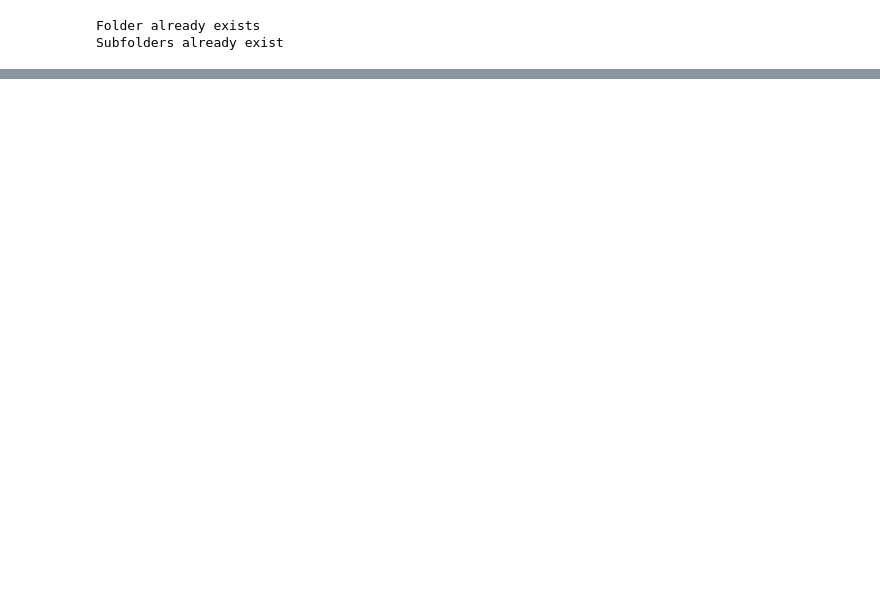
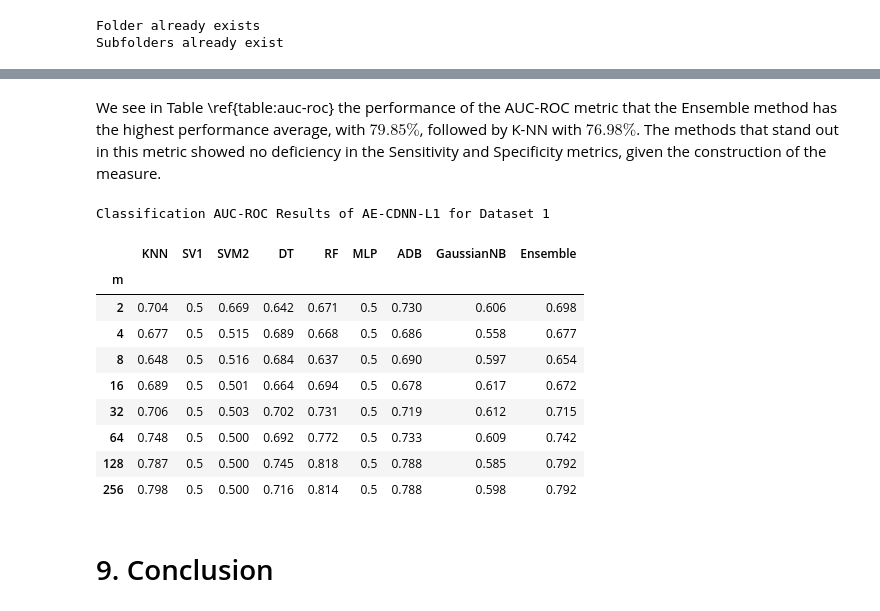
Before and after one commit to ReScience/ReScience-submission, a Jupyter notebook: notebook/Jupyter_Paper_Re-Deep Convolution Neural Network and Autoencoders-Based Unsupervised Feature Learning of EEG Signals.ipynb, the cells around one changed output, grey strips where cells are left out. Drawn from its saved outputs; the diff is of its cells as text; code cells hidden in the pictures; blank space fills up the shorter version.

```diff
--- a/notebook/Jupyter_Paper_Re-Deep Convolution Neural Network and Autoencoders-Based Unsupervised Feature Learning of EEG Signals.ipynb
+++ b/notebook/Jupyter_Paper_Re-Deep Convolution Neural Network and Autoencoders-Based Unsupervised Feature Learning of EEG Signals.ipynb
@@ -218,0 +426,19 @@ SystemError: <built-in function len> returned a result with an error set
+# %% [markdown]
+We see in Table \ref{table:auc-roc} the performance of the AUC-ROC metric that the Ensemble method has the highest performance average, with $ 79.85 \% $, followed by K-NN with $ 76.98 \% $. The methods that stand out in this metric showed no deficiency in the Sensitivity and Specificity metrics, given the construction of the measure.
+# %%
+print("Classification AUC-ROC Results of AE-CDNN-L1 for Dataset 1")
+display(np.around(merge_auc,3))
+# %% [output]
+Classification AUC-ROC Results of AE-CDNN-L1 for Dataset 1
+|  | KNN | SV1 | SVM2 | DT | RF | MLP | ADB | GaussianNB | Ensemble |
+| m |  |  |  |  |  |  |  |  |  |
+| 2 | 0.704 | 0.5 | 0.669 | 0.642 | 0.671 | 0.5 | 0.730 | 0.606 | 0.698 |
+| 4 | 0.677 | 0.5 | 0.515 | 0.689 | 0.668 | 0.5 | 0.686 | 0.558 | 0.677 |
+| 8 | 0.648 | 0.5 | 0.516 | 0.684 | 0.637 | 0.5 | 0.690 | 0.597 | 0.654 |
+| 16 | 0.689 | 0.5 | 0.501 | 0.664 | 0.694 | 0.5 | 0.678 | 0.617 | 0.672 |
+| 32 | 0.706 | 0.5 | 0.503 | 0.702 | 0.731 | 0.5 | 0.719 | 0.612 | 0.715 |
+| 64 | 0.748 | 0.5 | 0.500 | 0.692 | 0.772 | 0.5 | 0.733 | 0.609 | 0.742 |
+| 128 | 0.787 | 0.5 | 0.500 | 0.745 | 0.818 | 0.5 | 0.788 | 0.585 | 0.792 |
+| 256 | 0.798 | 0.5 | 0.500 | 0.716 | 0.814 | 0.5 | 0.788 | 0.598 | 0.792 |
+# %% [markdown]
+# 9. Conclusion <a name="concl"></a>
```
Also changed, not shown: parts of 78 cells of this notebook.
